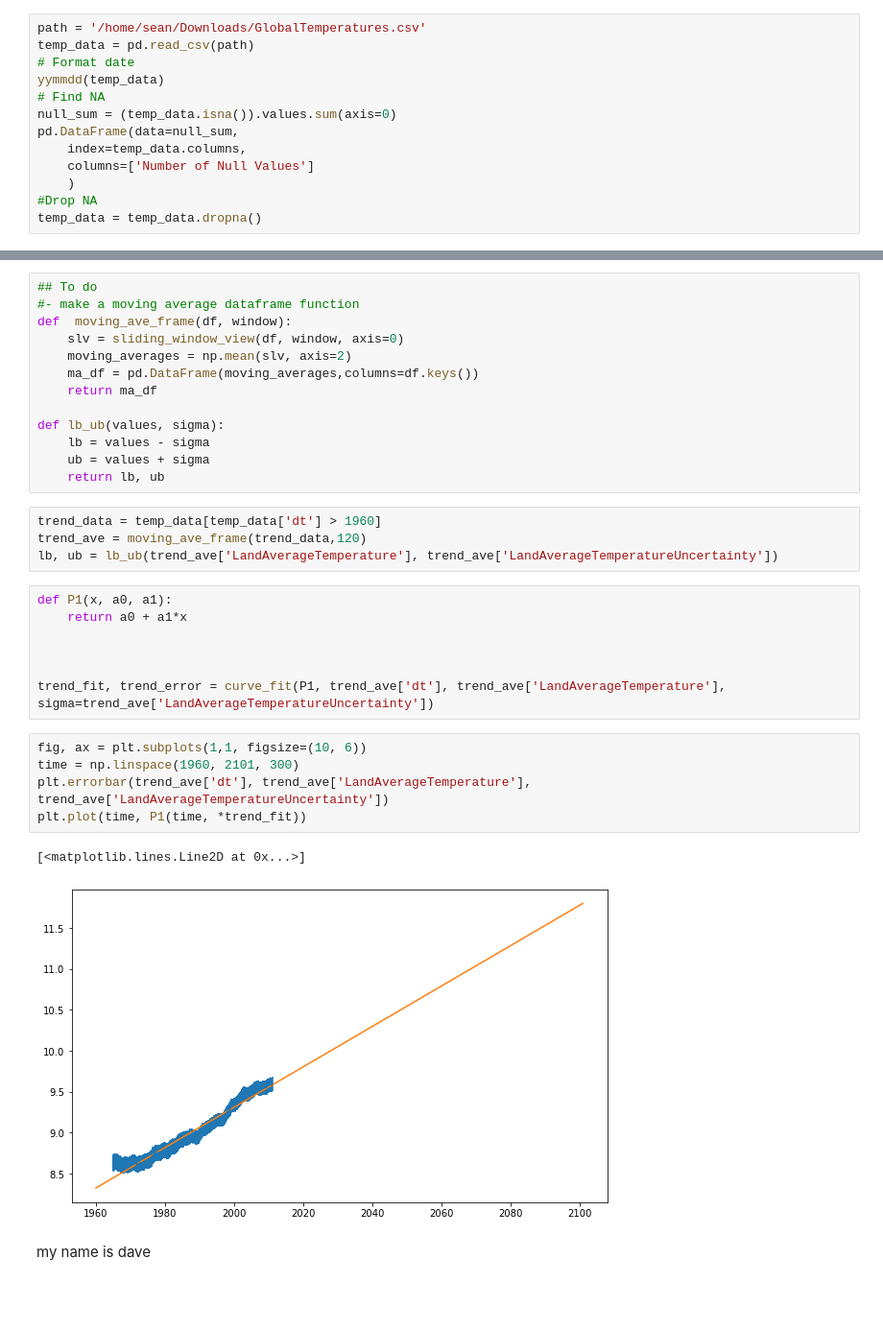
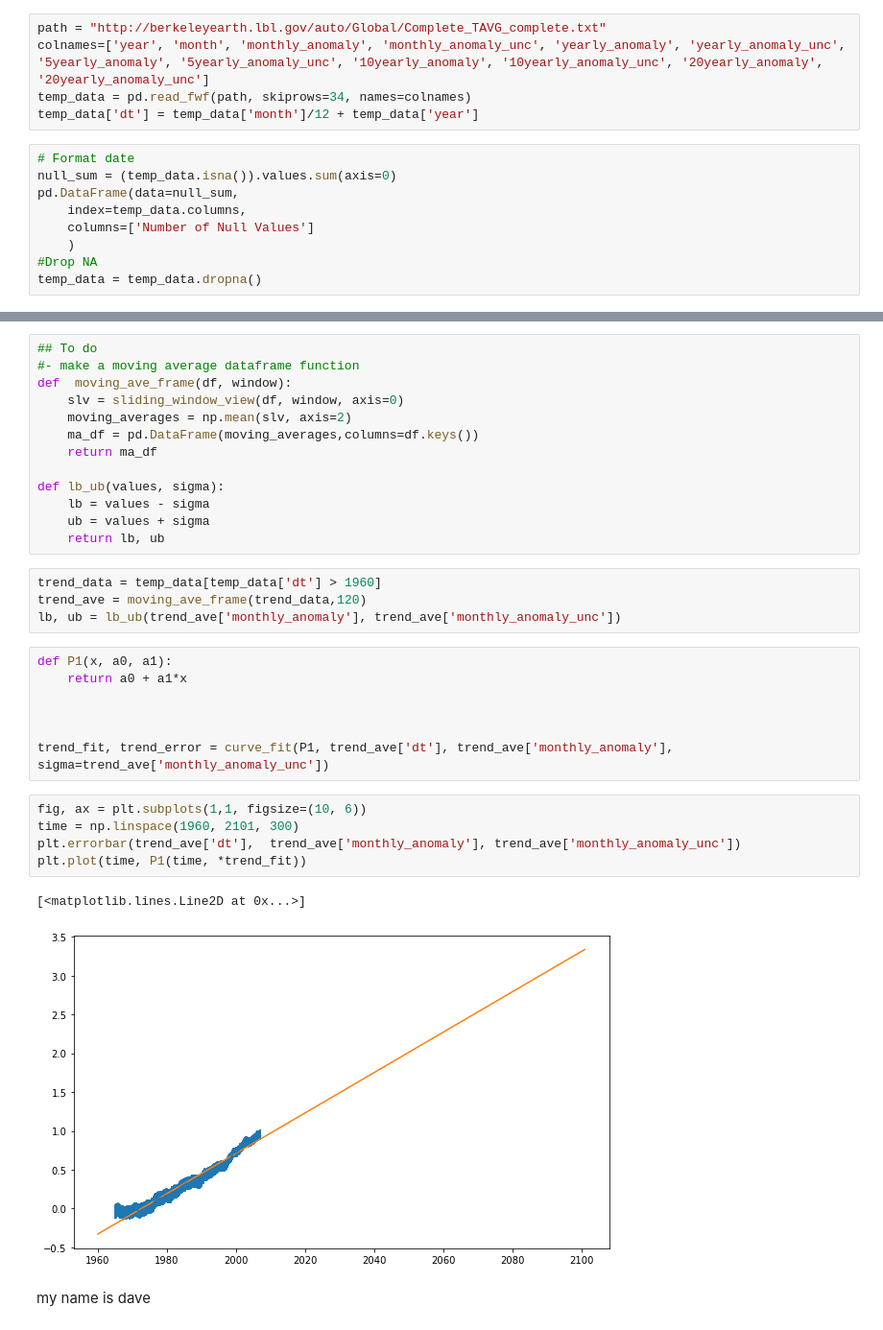
Before and after one commit to seancraven/CDS_book, a Jupyter notebook: Chapter_2/baysian.ipynb, the cells around one changed output, grey strips where cells are left out. Shown at 96% size. Cells and saved outputs as stored; diff of their text form; blank space fills up the shorter version.

Commit message:
updated to work with the online be data

```diff
--- a/Chapter_2/baysian.ipynb
+++ b/Chapter_2/baysian.ipynb
@@ -23,12 +12,13 @@ def yymmdd(temperature_data_frame: pd.DataFrame) -> pd.DataFrame:
 # %% [markdown]
 The global Temperature data is taken from Berkley Earth. Want to write about the data collection methods from before 1950.
 The temperature data has missing fields as with the global $CO_2$ data. Further, the date is formatted awkwardly and needs to be converted into a float for easy processing. Finally the global temperature data is seasonal. Thus an averaging needs to be applied because the temperature data has known uncertainties a moving average can be applied to remove the seasonal trends.
+# %%
+path = "http://berkeleyearth.lbl.gov/auto/Global/Complete_TAVG_complete.txt"
+colnames=['year', 'month', 'monthly_anomaly', 'monthly_anomaly_unc', 'yearly_anomaly', 'yearly_anomaly_unc', '5yearly_anomaly', '5yearly_anomaly_unc', '10yearly_anomaly', '10yearly_anomaly_unc', '20yearly_anomaly', '20yearly_anomaly_unc']
+temp_data = pd.read_fwf(path, skiprows=34, names=colnames)
+temp_data['dt'] = temp_data['month']/12 + temp_data['year']
 # %%
-path = '/home/sean/Downloads/GlobalTemperatures.csv'
-temp_data = pd.read_csv(path)
 # Format date
-yymmdd(temp_data)
-# Find NA
 null_sum = (temp_data.isna()).values.sum(axis=0)
 pd.DataFrame(data=null_sum,
     index=temp_data.columns,
@@ -116,21 +108,21 @@ def lb_ub(values, sigma):
 # %%
 trend_data = temp_data[temp_data['dt'] > 1960]
 trend_ave = moving_ave_frame(trend_data,120)
-lb, ub = lb_ub(trend_ave['LandAverageTemperature'], trend_ave['LandAverageTemperatureUncertainty'])
+lb, ub = lb_ub(trend_ave['monthly_anomaly'], trend_ave['monthly_anomaly_unc'])
 # %%
 def P1(x, a0, a1):
     return a0 + a1*x
 
 
 
-trend_fit, trend_error = curve_fit(P1, trend_ave['dt'], trend_ave['LandAverageTemperature'], sigma=trend_ave['LandAverageTemperatureUncertainty'])
+trend_fit, trend_error = curve_fit(P1, trend_ave['dt'], trend_ave['monthly_anomaly'], sigma=trend_ave['monthly_anomaly_unc'])
 # %%
 fig, ax = plt.subplots(1,1, figsize=(10, 6))
 time = np.linspace(1960, 2101, 300)
-plt.errorbar(trend_ave['dt'], trend_ave['LandAverageTemperature'], trend_ave['LandAverageTemperatureUncertainty'])
+plt.errorbar(trend_ave['dt'],  trend_ave['monthly_anomaly'], trend_ave['monthly_anomaly_unc'])
 plt.plot(time, P1(time, *trend_fit))
 # %% [output]
 [<matplotlib.lines.Line2D at 0x...>]
-[figure, old version]
+[figure, new version]
 # %% [markdown]
 my name is dave
```
Also changed, not shown: parts of 4 cells of this notebook.
